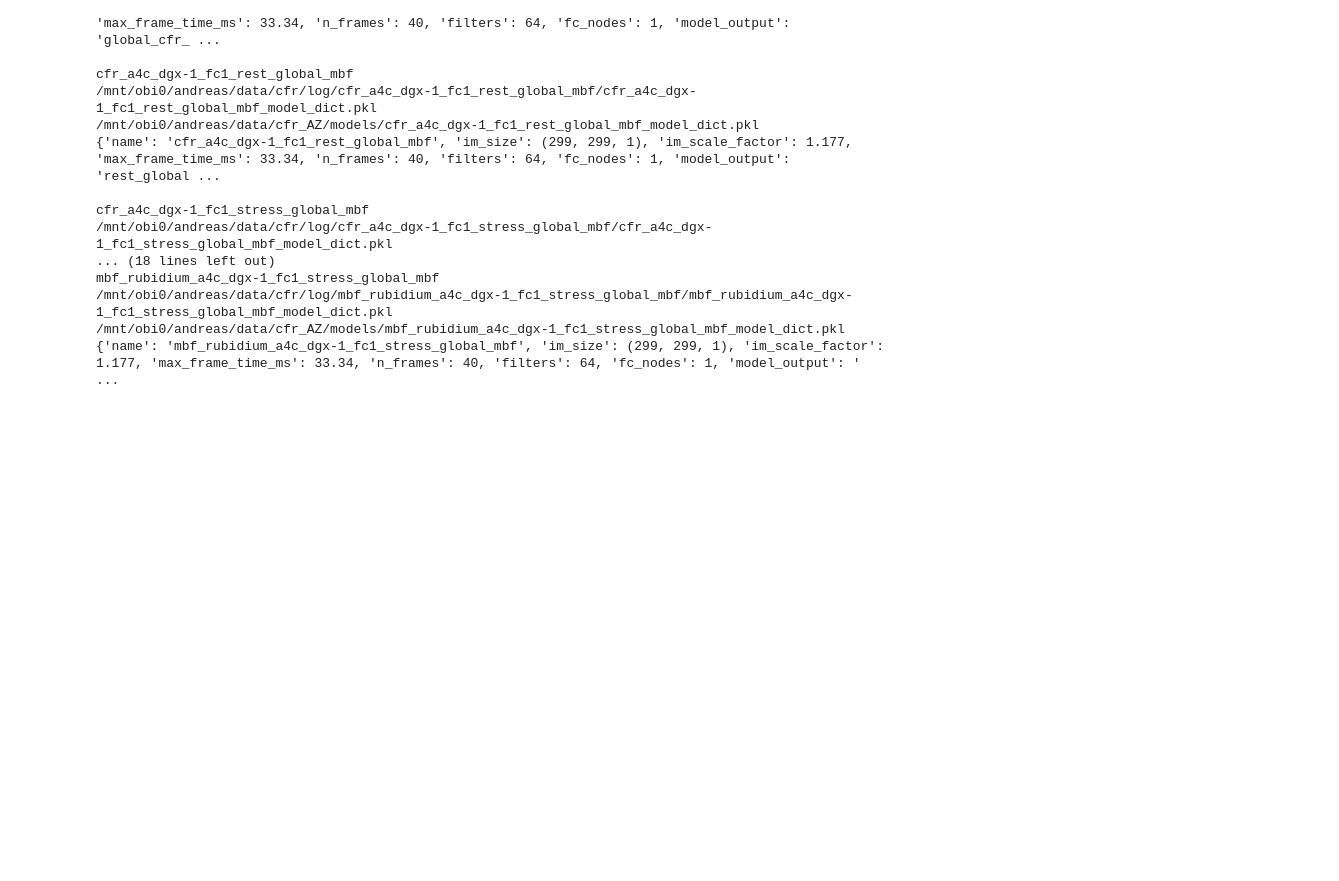
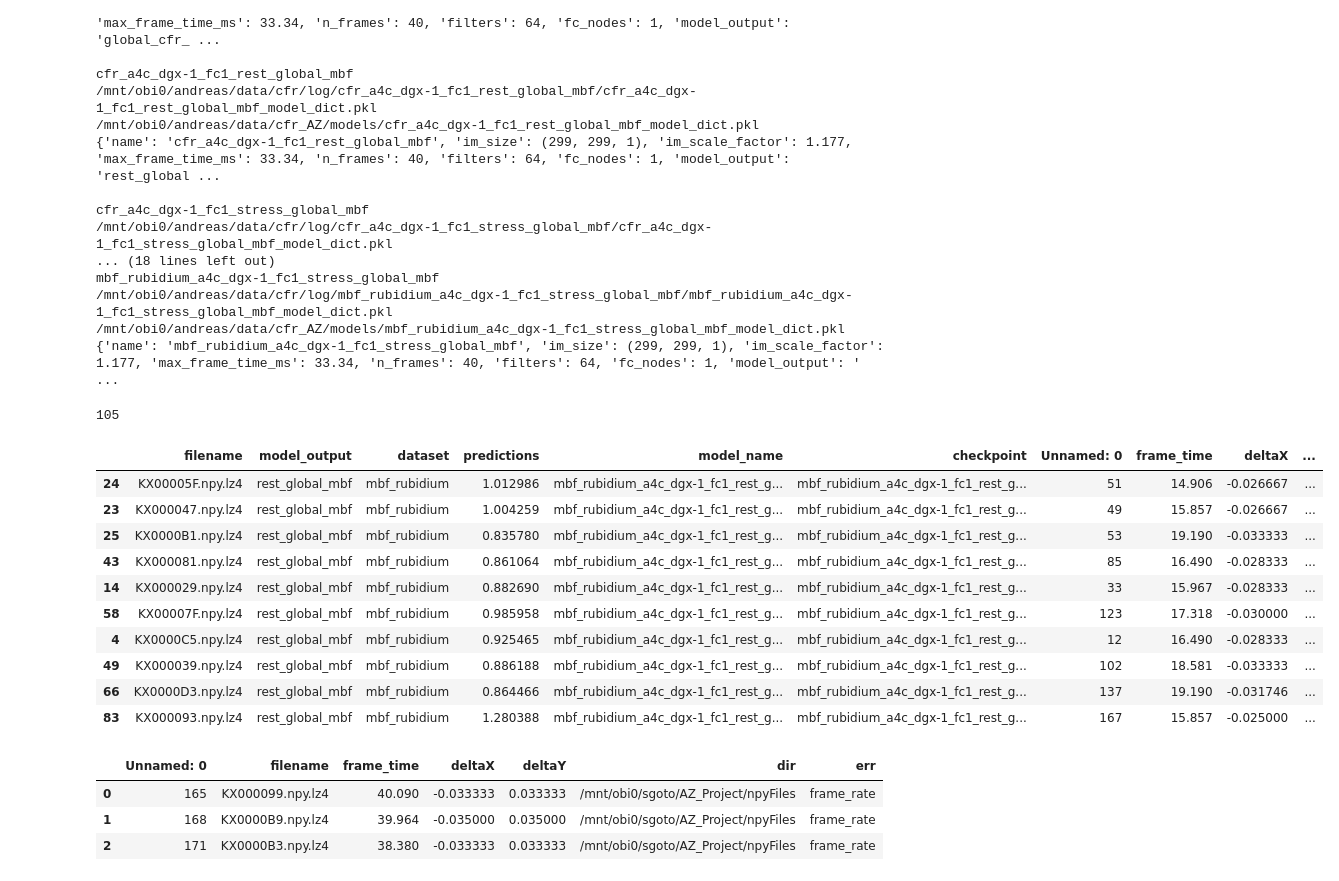
Before and after one commit to awerdich/werdich-cfr, a Jupyter notebook: notebooks/AZ_project/cfr_AZ_files.ipynb, the cells around one changed output. Drawn from its saved outputs; the diff is of its cells as text; code cells hidden in the pictures; blank space fills up the shorter version.

```diff
--- a/notebooks/AZ_project/cfr_AZ_files.ipynb
+++ b/notebooks/AZ_project/cfr_AZ_files.ipynb
@@ -272,3 +272,39 @@ mbf_rubidium_a4c_dgx-1_fc1_stress_global_mbf
 /mnt/obi0/andreas/data/cfr/log/mbf_rubidium_a4c_dgx-1_fc1_stress_global_mbf/mbf_rubidium_a4c_dgx-1_fc1_stress_global_mbf_model_dict.pkl
 /mnt/obi0/andreas/data/cfr_AZ/models/mbf_rubidium_a4c_dgx-1_fc1_stress_global_mbf_model_dict.pkl
 {'name': 'mbf_rubidium_a4c_dgx-1_fc1_stress_global_mbf', 'im_size': (299, 299, 1), 'im_scale_factor': 1.177, 'max_frame_time_ms': 33.34, 'n_frames': 40, 'filters': 64, 'fc_nodes': 1, 'model_output': ' ...
+# %%
+# Take a look at the predictions (if they make sense)
+dev_dir = os.path.join(data_root, 'cfr_AZ')
+predict_dir = os.path.join(dev_dir, 'predictions')
+predict_df_list = []
+file_list = glob.glob(os.path.join(predict_dir, 'metadata_*.parquet'))
+for file in file_list:
+    predict_df_list.append(pd.read_parquet(file))
+# %%
+len(predict_df_list[1].filename.unique())
+# %% [output]
+105
+# %%
+display(predict_df_list[1].sample(10))
+# %% [output]
+|  | filename | model_output | dataset | predictions | model_name | checkpoint | Unnamed: 0 | frame_time | deltaX | ... |
+| 24 | KX00005F.npy.lz4 | rest_global_mbf | mbf_rubidium | 1.012986 | mbf_rubidium_a4c_dgx-1_fc1_rest_g... | mbf_rubidium_a4c_dgx-1_fc1_rest_g... | 51 | 14.906 | -0.026667 | ... |
+| 23 | KX000047.npy.lz4 | rest_global_mbf | mbf_rubidium | 1.004259 | mbf_rubidium_a4c_dgx-1_fc1_rest_g... | mbf_rubidium_a4c_dgx-1_fc1_rest_g... | 49 | 15.857 | -0.026667 | ... |
+| 25 | KX0000B1.npy.lz4 | rest_global_mbf | mbf_rubidium | 0.835780 | mbf_rubidium_a4c_dgx-1_fc1_rest_g... | mbf_rubidium_a4c_dgx-1_fc1_rest_g... | 53 | 19.190 | -0.033333 | ... |
+| 43 | KX000081.npy.lz4 | rest_global_mbf | mbf_rubidium | 0.861064 | mbf_rubidium_a4c_dgx-1_fc1_rest_g... | mbf_rubidium_a4c_dgx-1_fc1_rest_g... | 85 | 16.490 | -0.028333 | ... |
+| 14 | KX000029.npy.lz4 | rest_global_mbf | mbf_rubidium | 0.882690 | mbf_rubidium_a4c_dgx-1_fc1_rest_g... | mbf_rubidium_a4c_dgx-1_fc1_rest_g... | 33 | 15.967 | -0.028333 | ... |
+| 58 | KX00007F.npy.lz4 | rest_global_mbf | mbf_rubidium | 0.985958 | mbf_rubidium_a4c_dgx-1_fc1_rest_g... | mbf_rubidium_a4c_dgx-1_fc1_rest_g... | 123 | 17.318 | -0.030000 | ... |
+| 4 | KX0000C5.npy.lz4 | rest_global_mbf | mbf_rubidium | 0.925465 | mbf_rubidium_a4c_dgx-1_fc1_rest_g... | mbf_rubidium_a4c_dgx-1_fc1_rest_g... | 12 | 16.490 | -0.028333 | ... |
+| 49 | KX000039.npy.lz4 | rest_global_mbf | mbf_rubidium | 0.886188 | mbf_rubidium_a4c_dgx-1_fc1_rest_g... | mbf_rubidium_a4c_dgx-1_fc1_rest_g... | 102 | 18.581 | -0.033333 | ... |
+| 66 | KX0000D3.npy.lz4 | rest_global_mbf | mbf_rubidium | 0.864466 | mbf_rubidium_a4c_dgx-1_fc1_rest_g... | mbf_rubidium_a4c_dgx-1_fc1_rest_g... | 137 | 19.190 | -0.031746 | ... |
+| 83 | KX000093.npy.lz4 | rest_global_mbf | mbf_rubidium | 1.280388 | mbf_rubidium_a4c_dgx-1_fc1_rest_g... | mbf_rubidium_a4c_dgx-1_fc1_rest_g... | 167 | 15.857 | -0.025000 | ... |
+# %%
+# Some disqualified videos
+disqualified_file_name = 'metadata_disqualified.parquet'
+disqualified_df = pd.read_parquet(os.path.join(dev_dir, disqualified_file_name))
+disqualified_df
+# %% [output]
+|  | Unnamed: 0 | filename | frame_time | deltaX | deltaY | dir | err |
+| 0 | 165 | KX000099.npy.lz4 | 40.090 | -0.033333 | 0.033333 | /mnt/obi0/sgoto/AZ_Project/npyFiles | frame_rate |
+| 1 | 168 | KX0000B9.npy.lz4 | 39.964 | -0.035000 | 0.035000 | /mnt/obi0/sgoto/AZ_Project/npyFiles | frame_rate |
+| 2 | 171 | KX0000B3.npy.lz4 | 38.380 | -0.033333 | 0.033333 | /mnt/obi0/sgoto/AZ_Project/npyFiles | frame_rate |
```
Also changed, not shown: 2 other files.
